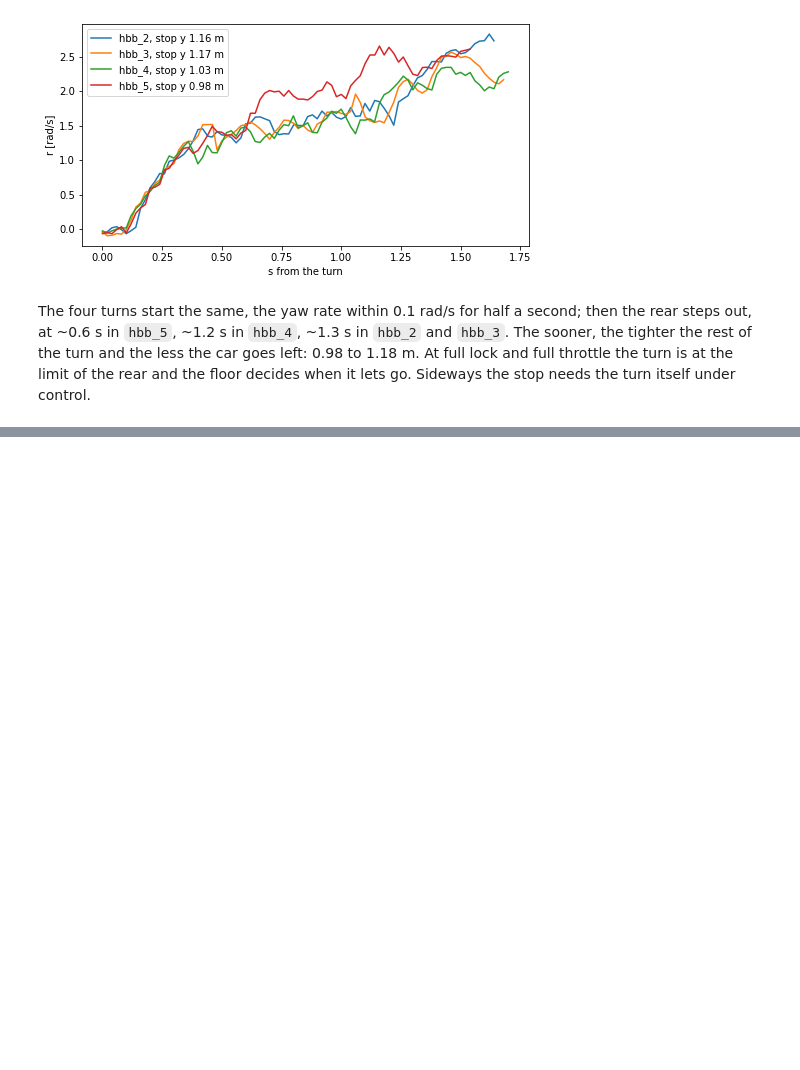
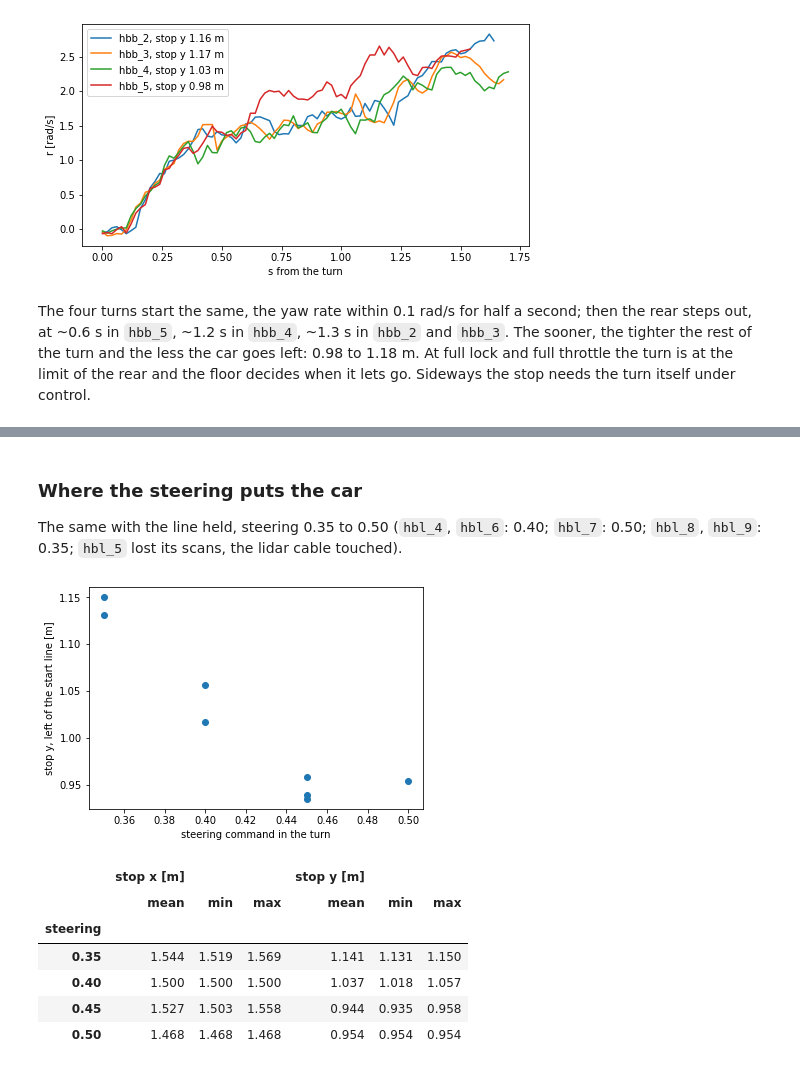
Before and after one commit to Gelminaio/drift-mpc-ackermann, a Jupyter notebook: notebooks/parking.ipynb, the cells around one changed output, grey strips where cells are left out. Drawn from its saved outputs; the diff is of its cells as text; code cells hidden in the pictures; blank space fills up the shorter version.

```diff
--- a/notebooks/parking.ipynb
+++ b/notebooks/parking.ipynb
@@ -297,0 +349,26 @@ itself under control.
+# %% [markdown]
+### Where the steering puts the car
+
+The same with the line held, steering 0.35 to 0.50 (`hbl_4`, `hbl_6`: 0.40; `hbl_7`: 0.50; `hbl_8`,
+`hbl_9`: 0.35; `hbl_5` lost its scans, the lidar cable touched).
+# %%
+STEER = {'hbl_1': 0.45, 'hbl_2': 0.45, 'hbl_3': 0.45, 'hbl_4': 0.40, 'hbl_6': 0.40, 'hbl_7': 0.50, 'hbl_8': 0.35, 'hbl_9': 0.35}
+rows = []
+for run, steer in STEER.items():
+    x, y, yaw, rms, share = stop_pose(run)
+    rows.append({'run': run, 'steering': steer, 'stop x [m]': x, 'stop y [m]': y, 'stop [deg]': np.degrees(yaw) % 360})
+calib = pd.DataFrame(rows).set_index('run')
+fig, ax = plt.subplots(figsize=(6, 4))
+ax.plot(calib['steering'], calib['stop y [m]'], 'C0o')
+ax.set(xlabel='steering command in the turn', ylabel='stop y, left of the start line [m]')
+plt.show()
+calib.groupby('steering')[['stop x [m]', 'stop y [m]']].agg(['mean', 'min', 'max']).round(3)
+# %% [output]
+[figure, added]
+|  | stop x [m] |  |  | stop y [m] |  |  |
+|  | mean | min | max | mean | min | max |
+| steering |  |  |  |  |  |  |
+| 0.35 | 1.544 | 1.519 | 1.569 | 1.141 | 1.131 | 1.150 |
+| 0.40 | 1.500 | 1.500 | 1.500 | 1.037 | 1.018 | 1.057 |
+| 0.45 | 1.527 | 1.503 | 1.558 | 0.944 | 0.935 | 0.958 |
+| 0.50 | 1.468 | 1.468 | 1.468 | 0.954 | 0.954 | 0.954 |
```
Also changed, not shown: parts of 15 cells of this notebook.
